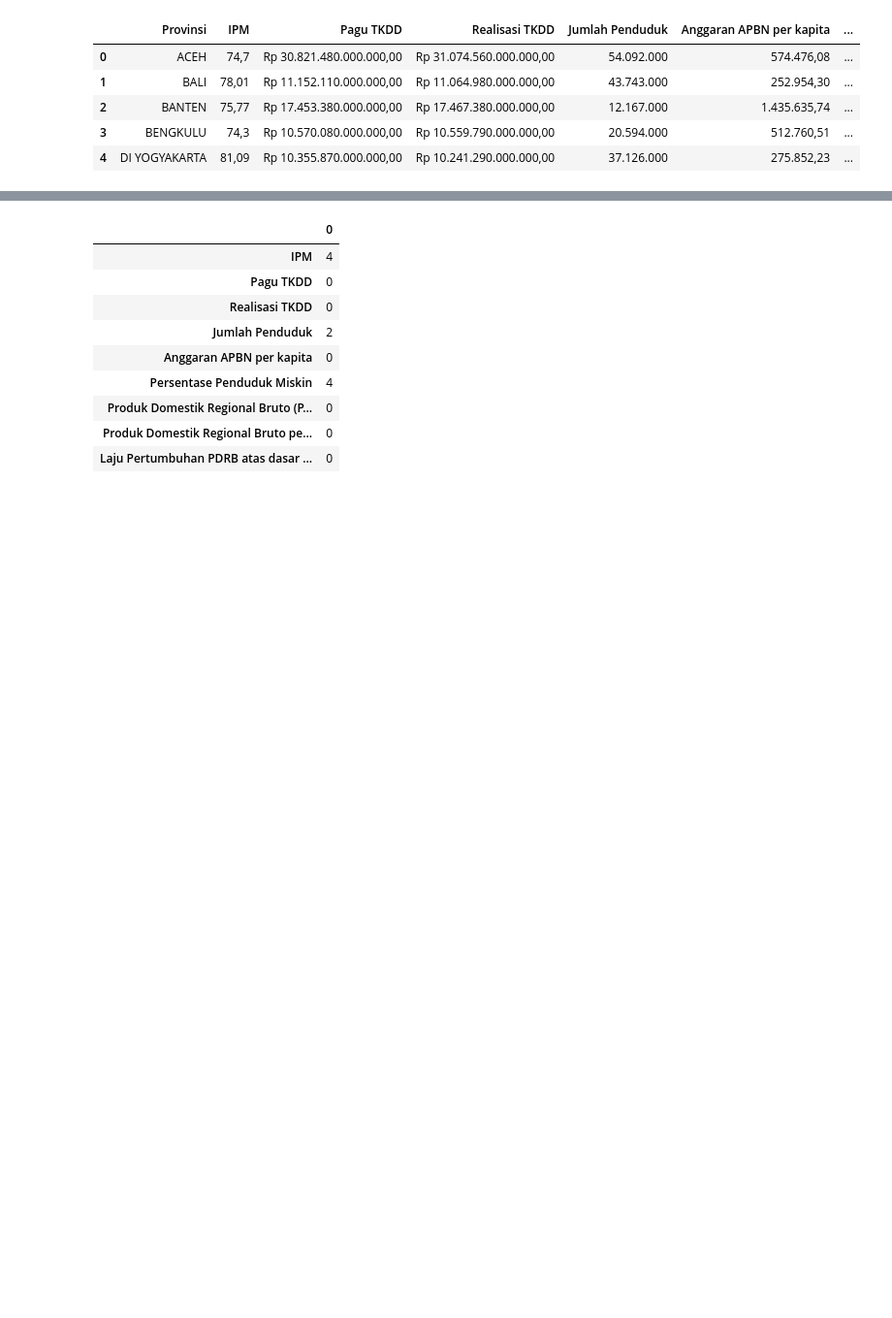
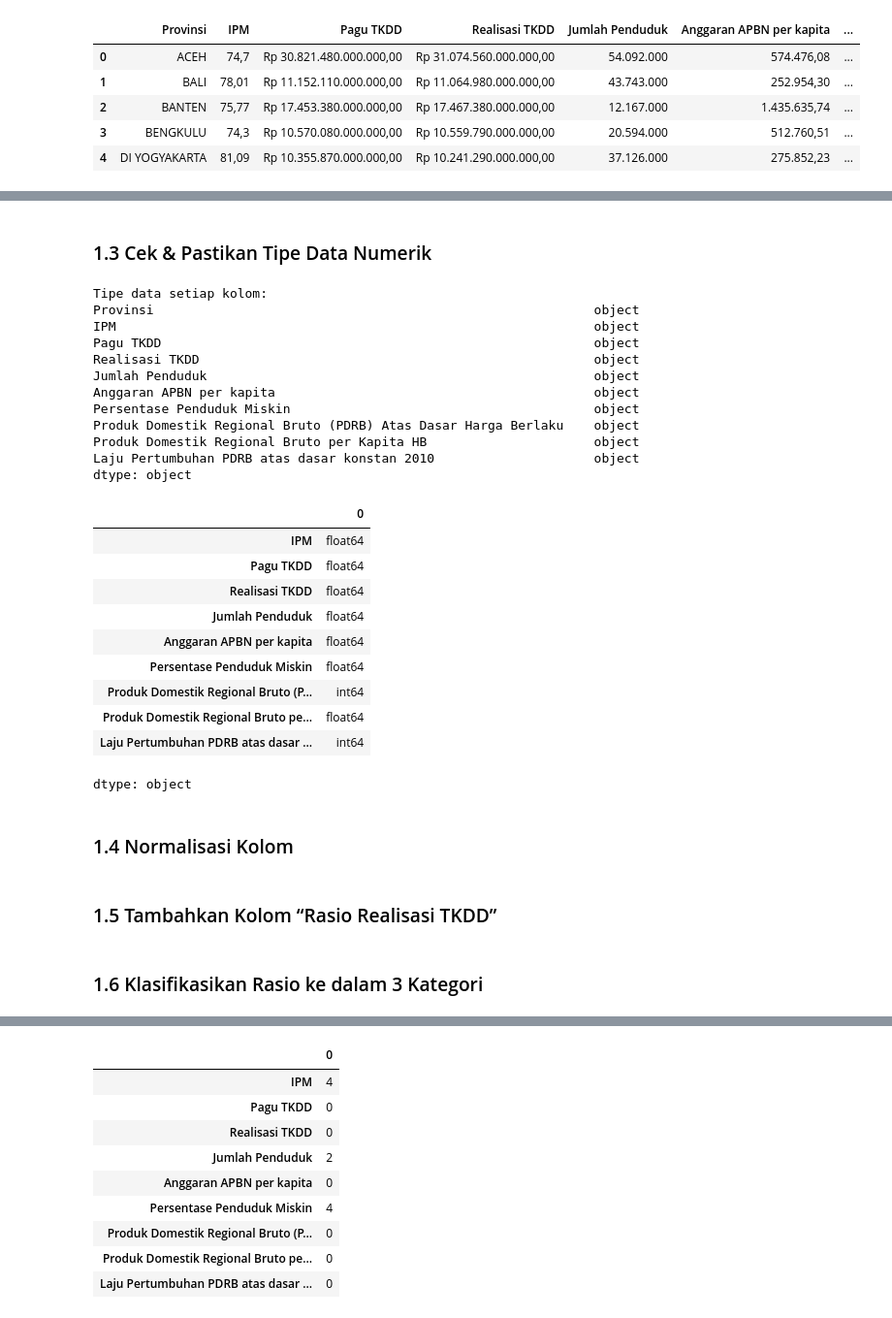
Before and after one commit to badzlan/techfest-elims, a Jupyter notebook: EDA_tipiel_IPB.ipynb, the cells around one changed output, grey strips where cells are left out. Shown at 97% size. Drawn from its saved outputs; the diff is of its cells as text; code cells hidden in the pictures; blank space fills up the shorter version.

Commit message:
add data preparation

```diff
--- a/EDA_tipiel_IPB.ipynb
+++ b/EDA_tipiel_IPB.ipynb
@@ -5,8 +9,12 @@
 # %%
 import pandas as pd
 
-data = pd.read_csv("https://raw.githubusercontent.com/badzlan/techfest-elims/refs/heads/main/dataset.csv")
-data.head()
+# Baca data dari GitHub
+url = "https://raw.githubusercontent.com/badzlan/techfest-elims/refs/heads/main/dataset.csv"
+df = pd.read_csv(url)
+
+# Tampilkan 5 data pertama
+df.head()
 # %% [output]
 |  | Provinsi | IPM | Pagu TKDD | Realisasi TKDD | Jumlah Penduduk | Anggaran APBN per kapita | ... |
 | 0 | ACEH | 74,7 | Rp 30.821.480.000.000,00 | Rp 31.074.560.000.000,00 | 54.092.000 | 574.476,08 | ... |
@@ -16,0 +49,53 @@ data.head()
+# %% [markdown]
+### 1.3 Cek & Pastikan Tipe Data Numerik
+# %%
+# Cek tipe data
+print("\nTipe data setiap kolom:")
+print(df.dtypes)
+
+# Jika ada kolom numerik dalam bentuk string (object), ubah ke float
+kolom_numerik = [
+    'IPM',
+    'Pagu TKDD',
+    'Realisasi TKDD',
+    'Jumlah Penduduk',
+    'Anggaran APBN per kapita',
+    'Persentase Penduduk Miskin',
+    'Produk Domestik Regional Bruto (PDRB) Atas Dasar Harga Berlaku',
+    'Produk Domestik Regional Bruto per Kapita HB',
+    'Laju Pertumbuhan PDRB atas dasar konstan 2010'
+]
+
+# Bersihkan karakter non-numerik dan ubah menjadi float
+for kolom in kolom_numerik:
+    df[kolom] = df[kolom].replace({',': '', 'Rp': '', '%': '', ' ': ''}, regex=True)
+    df[kolom] = pd.to_numeric(df[kolom], errors='coerce')
+
+# Cek hasil konversi
+df[kolom_numerik].dtypes
+# %% [output]
+Tipe data setiap kolom:
+Provinsi                                                          object
+IPM                                                               object
+Pagu TKDD                                                         object
+Realisasi TKDD                                                    object
+Jumlah Penduduk                                                   object
+Anggaran APBN per kapita                                          object
+Persentase Penduduk Miskin                                        object
+Produk Domestik Regional Bruto (PDRB) Atas Dasar Harga Berlaku    object
+Produk Domestik Regional Bruto per Kapita HB                      object
+Laju Pertumbuhan PDRB atas dasar konstan 2010                     object
+dtype: object
+|  | 0 |
+| IPM | float64 |
+| Pagu TKDD | float64 |
+| Realisasi TKDD | float64 |
+| Jumlah Penduduk | float64 |
+| Anggaran APBN per kapita | float64 |
+| Persentase Penduduk Miskin | float64 |
+| Produk Domestik Regional Bruto (P... | int64 |
+| Produk Domestik Regional Bruto pe... | float64 |
+| Laju Pertumbuhan PDRB atas dasar ... | int64 |
+dtype: object
+# %% [markdown]
+### 1.4 Normalisasi Kolom
@@ -16,0 +106,2 @@ data.head()
+# %% [markdown]
+### 1.5 Tambahkan Kolom “Rasio Realisasi TKDD”
@@ -16,0 +110,2 @@ data.head()
+# %% [markdown]
+### 1.6 Klasifikasikan Rasio ke dalam 3 Kategori
```
Also changed, not shown: parts of 7 cells of this notebook.
